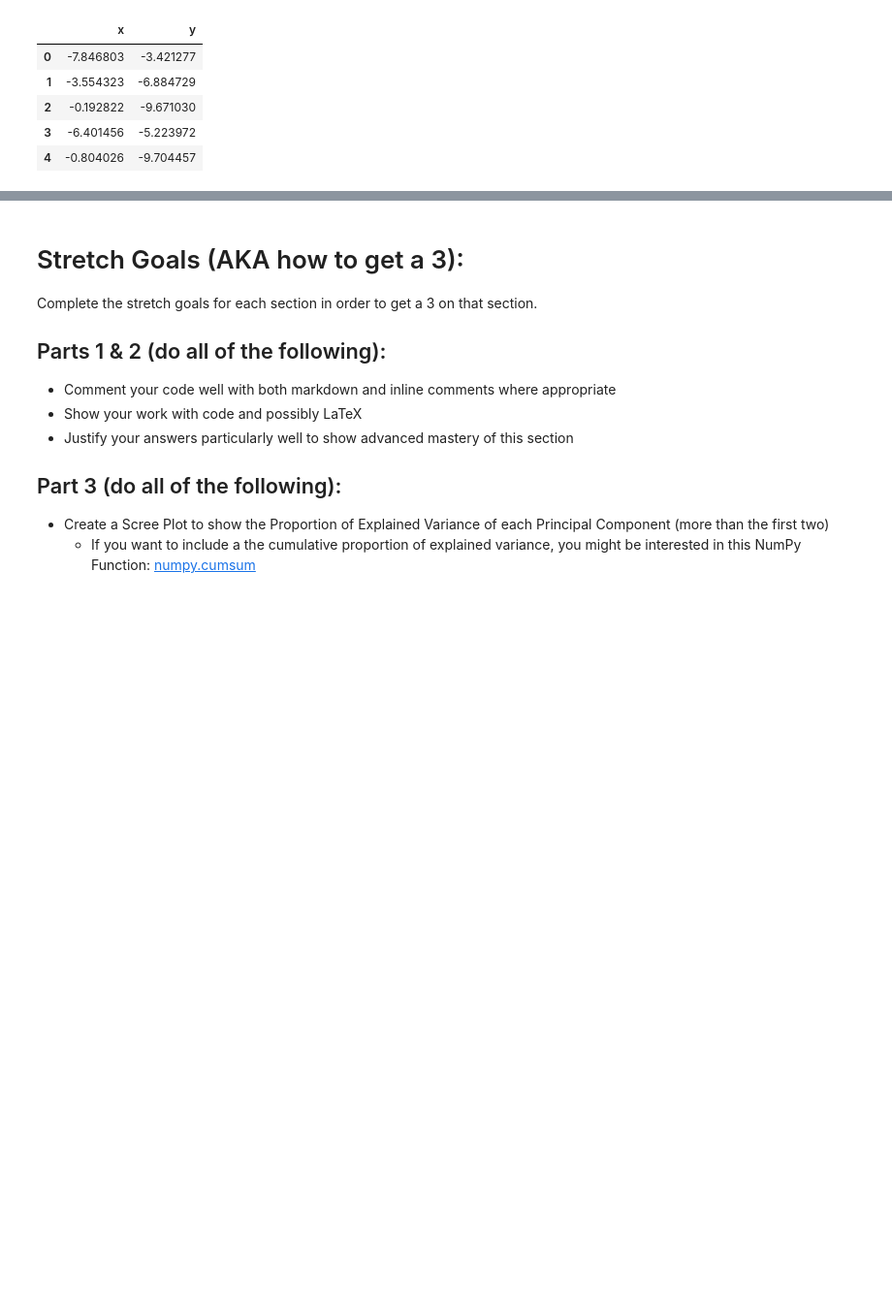
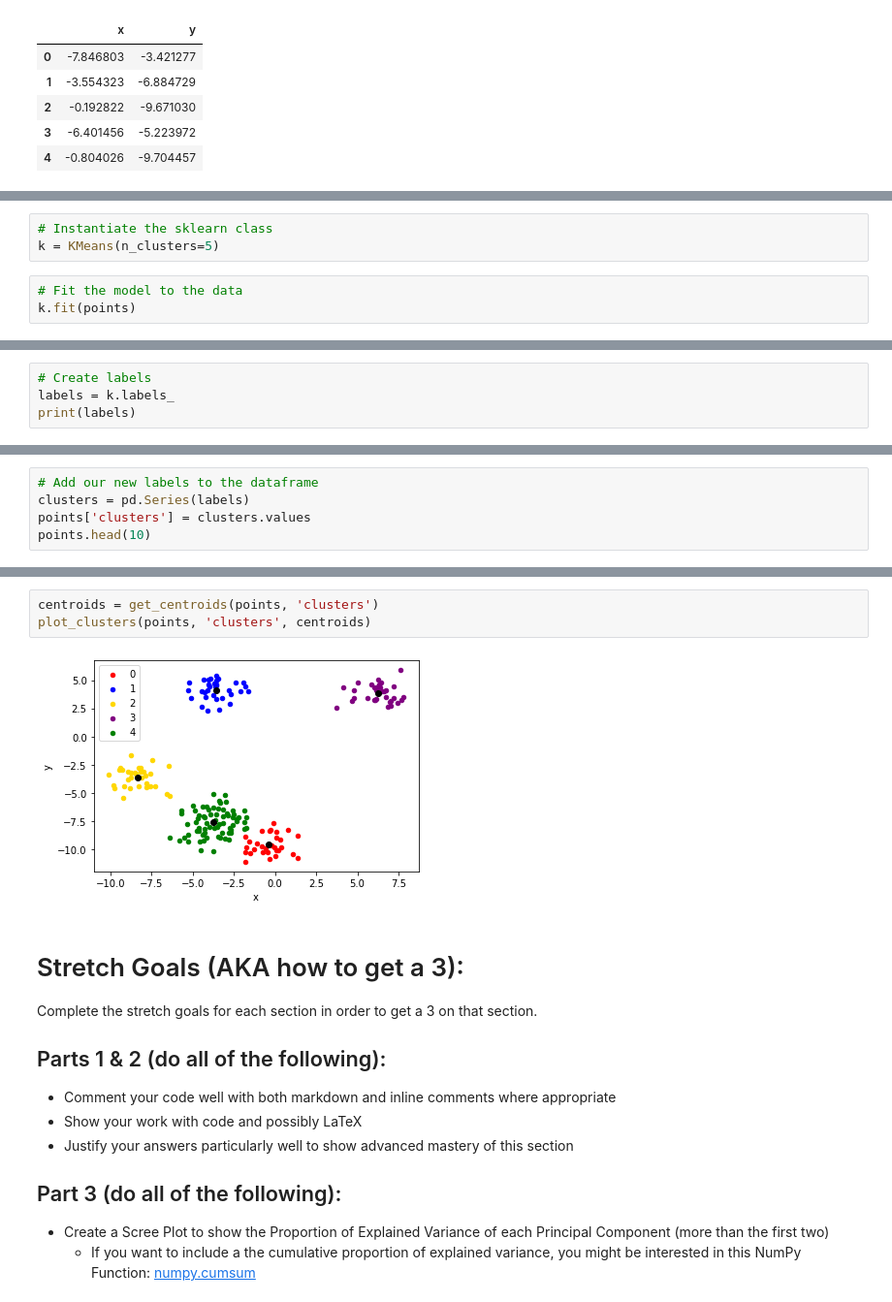
Before and after one commit to JoshuaHaga/DS-Unit-1-Sprint-3-Linear-Algebra, a Jupyter notebook: DS_Unit_1_Sprint_Challenge_3_Linear_Algebra.ipynb, the cells around one changed output, grey strips where cells are left out. Shown at 97% size. Drawn from its saved outputs; the diff is of its cells as text; blank space fills up the shorter version.

```diff
--- a/DS_Unit_1_Sprint_Challenge_3_Linear_Algebra.ipynb
+++ b/DS_Unit_1_Sprint_Challenge_3_Linear_Algebra.ipynb
@@ -251,0 +412,6 @@ points.head()
+# %%
+# Instantiate the sklearn class
+k = KMeans(n_clusters=5)
+# %%
+# Fit the model to the data
+k.fit(points)
@@ -251,0 +422,4 @@ points.head()
+# %%
+# Create labels
+labels = k.labels_
+print(labels)
@@ -251,0 +433,5 @@ points.head()
+# %%
+# Add our new labels to the dataframe
+clusters = pd.Series(labels)
+points['clusters'] = clusters.values
+points.head(10)
@@ -252,3 +450,8 @@ points.head()
+# %%
+centroids = get_centroids(points, 'clusters')
+plot_clusters(points, 'clusters', centroids)
+# %% [output]
+[figure, added]
 # %% [markdown]
 # Stretch Goals (AKA how to get a 3):
 
```
Also changed, not shown: parts of 36 cells of this notebook.
